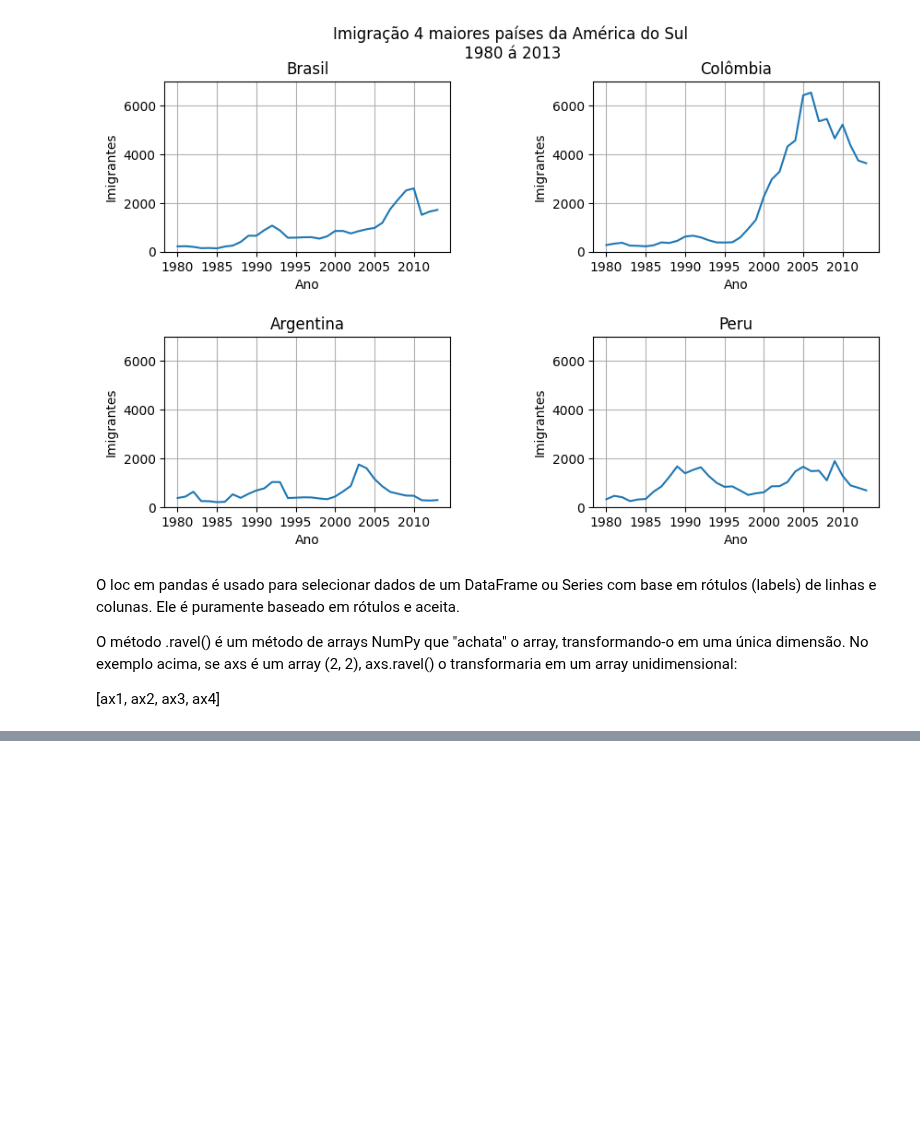
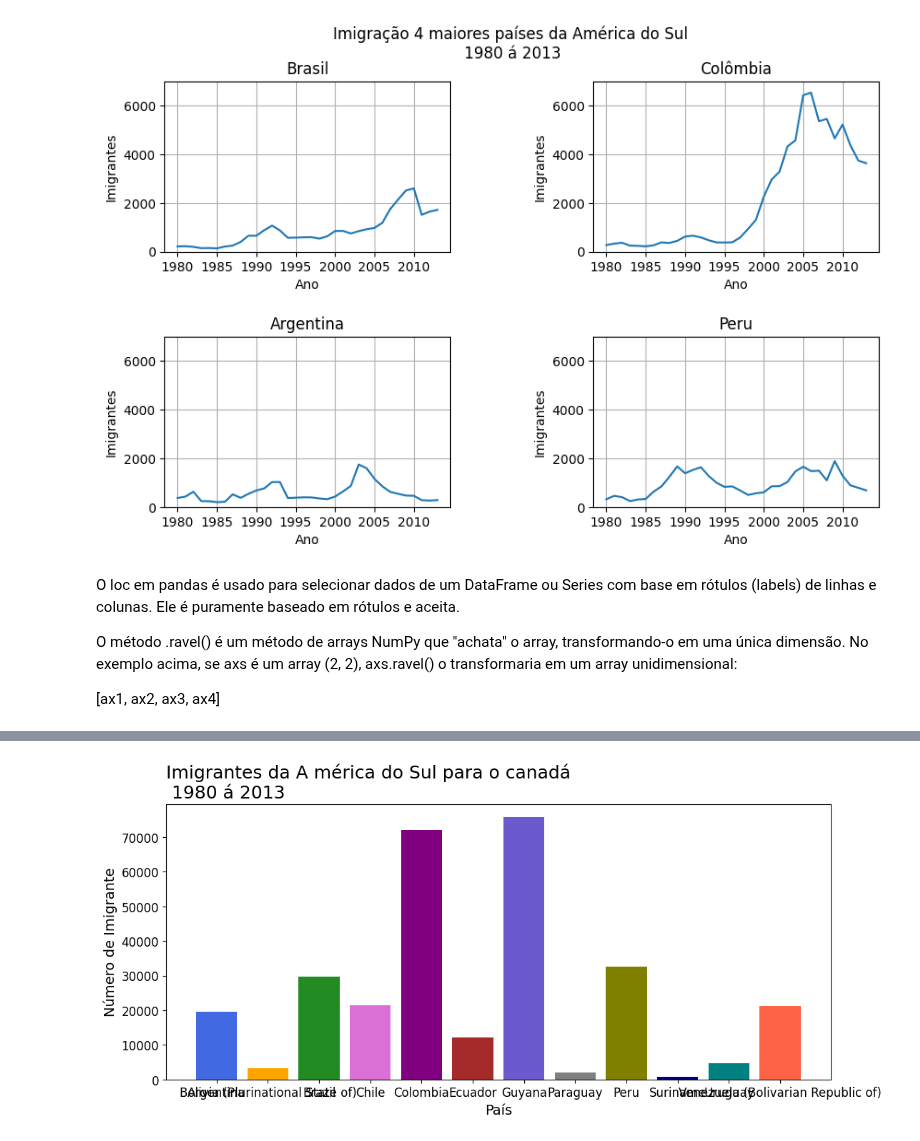
Before and after one commit to annaklaracss/data_science-, a Jupyter notebook: Data_Visualization_criando_gráficos_com_bibliotecas_Python.ipynb, the cells around one changed output, grey strips where cells are left out. Saved outputs shown, nothing was run; the diff lists cells and outputs as text; code cells hidden in the pictures; blank space fills up the shorter version.

```diff
--- a/Data_Visualization_criando_gráficos_com_bibliotecas_Python.ipynb
+++ b/Data_Visualization_criando_gráficos_com_bibliotecas_Python.ipynb
@@ -356,0 +382,2 @@ plt.show()
+# %%
+america_sul= df.query('Region =="South America"')
@@ -356,0 +402,13 @@ plt.show()
+# %%
+cores = ['royalblue', 'orange', 'forestgreen', 'orchid', 'purple', 'brown'
+, 'slateblue', 'gray', 'olive', 'navy', 'teal', 'tomato']
+
+fig, ax = plt.subplots(figsize=(12,5)) #criando um subplotde barras
+ax.bar(america_sul.index, america_sul['Total'], color = cores )
+ax.set_title('Imigrantes da A mérica do Sul para o canadá\n 1980 á 2013', fontsize= 18, loc ='left')
+ax.set_xlabel('País', fontsize=14)
+ax.set_ylabel('Número de Imigrante', fontsize=14)
+ax.xaxis.set_tick_params(labelsize=12)
+ax.yaxis.set_tick_params(labelsize=12)
+# %% [output]
+[figure, added]
```
Also changed, not shown: parts of 9 cells of this notebook.
